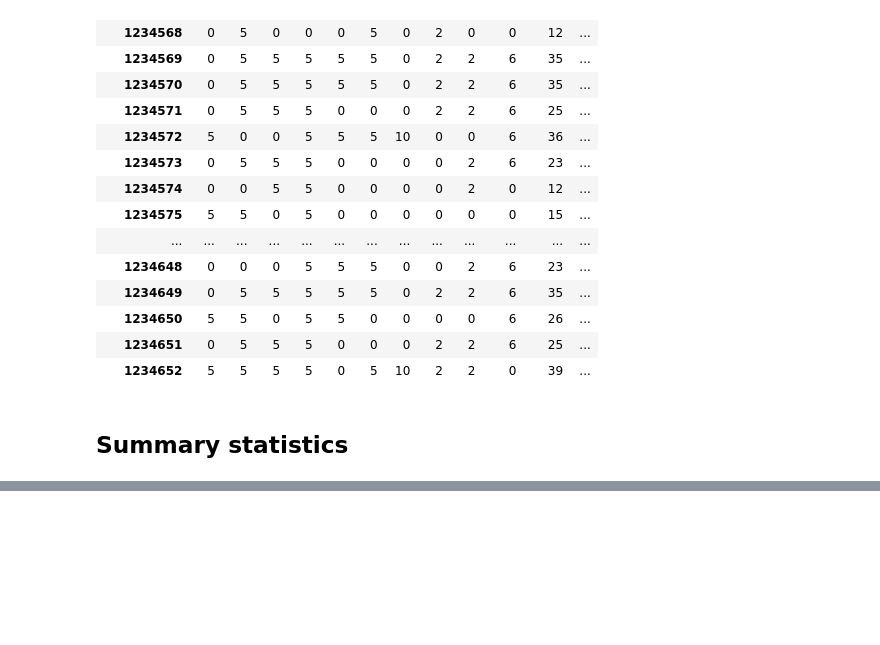
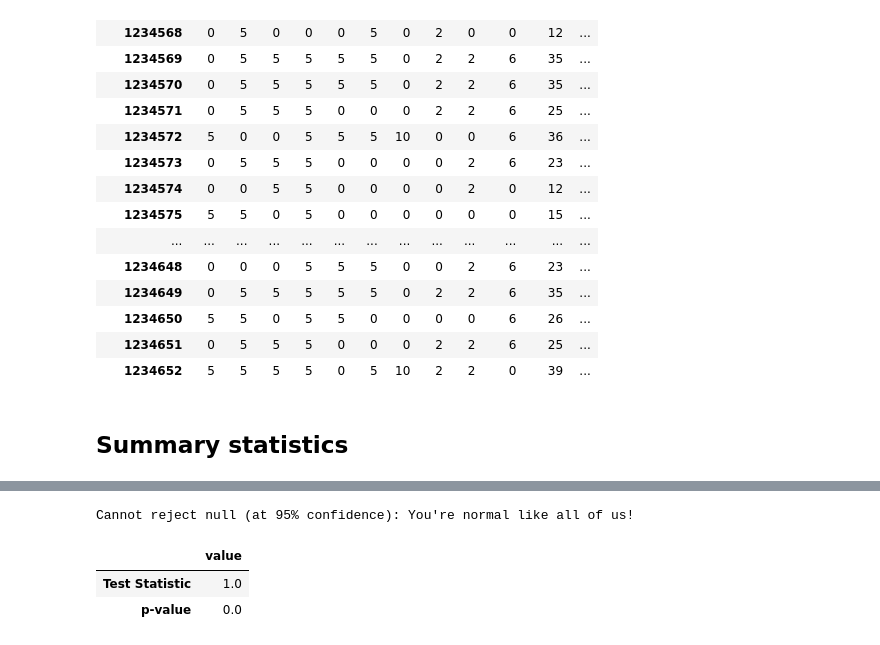
Before and after one commit to phantomachine/MCQ-final, a Jupyter notebook: MCQ-Reweighter.ipynb, the cells around one changed output, grey strips where cells are left out. Cells and saved outputs as stored; diff of their text form; code cells hidden in the pictures; blank space fills up the shorter version.

Commit message:
Add K-S test

```diff
--- a/MCQ-Reweighter.ipynb
+++ b/MCQ-Reweighter.ipynb
@@ -231,0 +263,22 @@ df_stats.to_excel(stats_out, sheet_name="Statistics")
+# %%
+# Run K-S test against a normal distro
+result = stats.kstest(df_reweighted_nomaster["Total"],
+                                                    stats.norm.cdf)
+
+# Make a dict of tuple, results, parse as pandas df
+val = dict(zip(("Test Statistic", "p-value"), result))
+df_ks = pd.DataFrame.from_dict(val, orient="index", columns=["value",])
+
+# Message
+if df_ks.loc["p-value"].item() <= 0.05:
+    print("Cannot reject null (at 95% confidence): You're normal like all of us!")
+else:
+    print("Reject null of normality!")
+
+# Show table
+df_ks
+# %% [output]
+Cannot reject null (at 95% confidence): You're normal like all of us!
+|  | value |
+| Test Statistic | 1.0 |
+| p-value | 0.0 |
```
Also changed, not shown: parts of 9 cells of this notebook, 2 other files.
